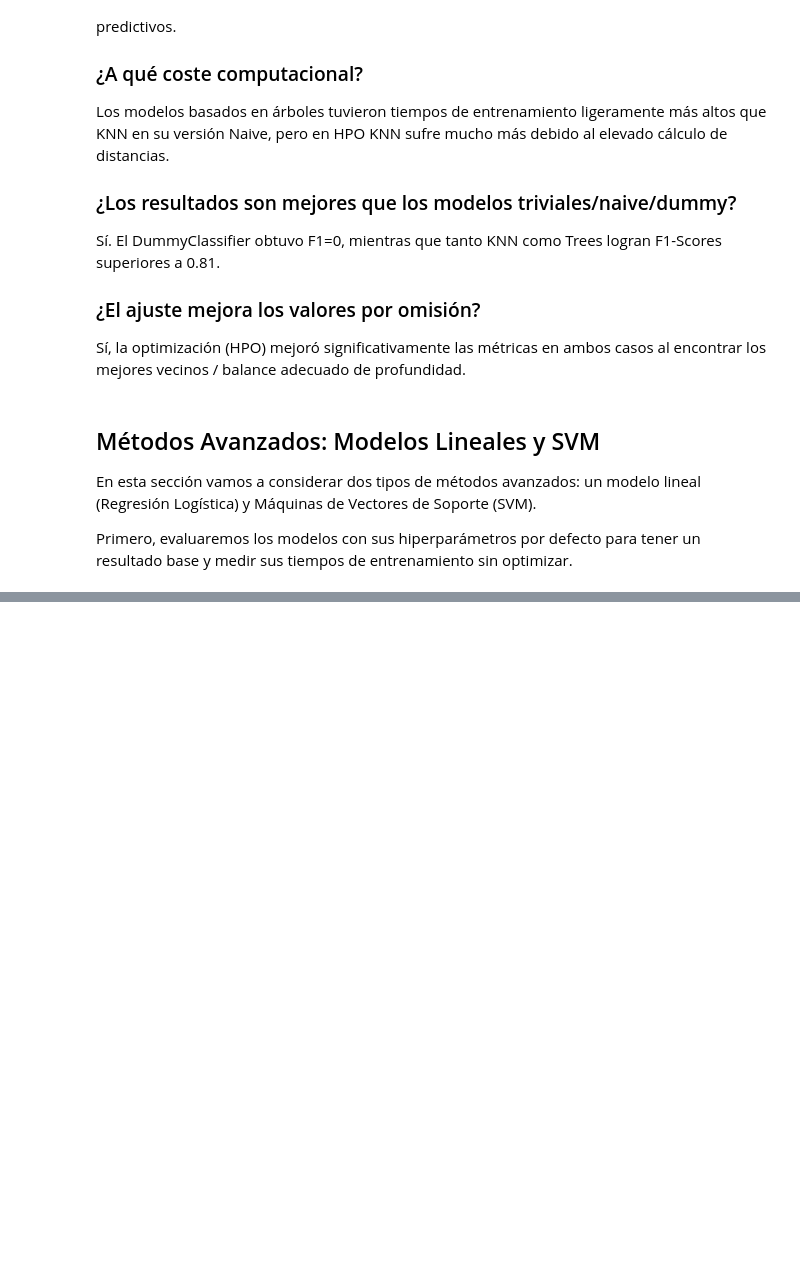
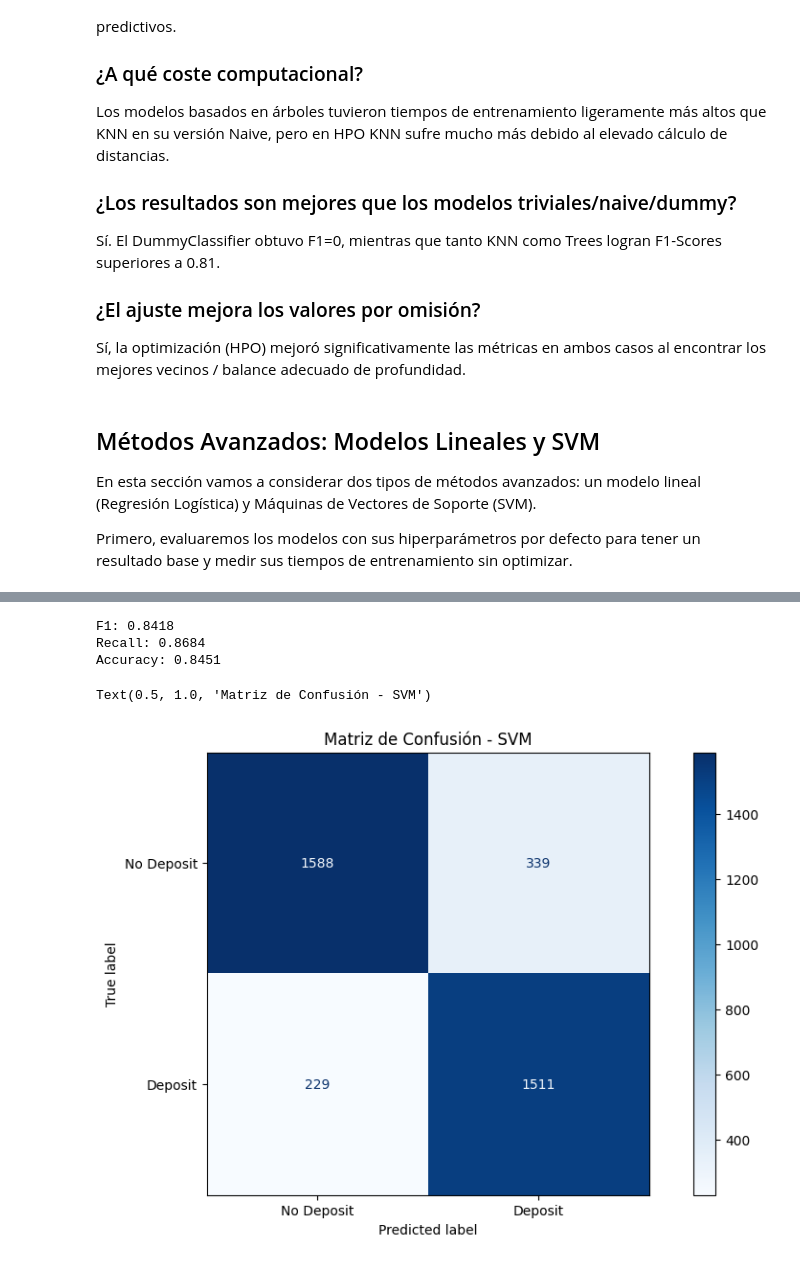
Before and after one commit to aleLobo31/UC3M_ML_P1_G26, a Jupyter notebook: notebooks/preprocessing.ipynb, the cells around one changed output, grey strips where cells are left out. Drawn from its saved outputs; the diff is of its cells as text; code cells hidden in the pictures; blank space fills up the shorter version.

```diff
--- a/notebooks/preprocessing.ipynb
+++ b/notebooks/preprocessing.ipynb
@@ -877,0 +1044,20 @@ plt.show()
+# %%
+# Evaluamos el modelo seleccionado
+y_pred = svm_grid.predict(X_test)
+print(f"F1: {round(f1_score(y_test, y_pred), 4)}")
+print(f"Recall: {round(recall_score(y_test, y_pred), 4)}")
+print(f"Accuracy: {round(accuracy_score(y_test, y_pred), 4)}")
+# %% [output]
+F1: 0.8418
+Recall: 0.8684
+Accuracy: 0.8451
+# %%
+# Graficamos su matriz de confusión
+cm = confusion_matrix(y_test, y_pred)
+plt.figure(figsize=(12, 6))
+disp = ConfusionMatrixDisplay(confusion_matrix=cm, display_labels=['No Deposit', 'Deposit'])
+disp.plot(cmap='Blues', ax=plt.gca(), values_format='d')
+plt.title("Matriz de Confusión - SVM")
+# %% [output]
+Text(0.5, 1.0, 'Matriz de Confusión - SVM')
+[figure, added]
```
Also changed, not shown: parts of 28 cells of this notebook, 1 other file.
